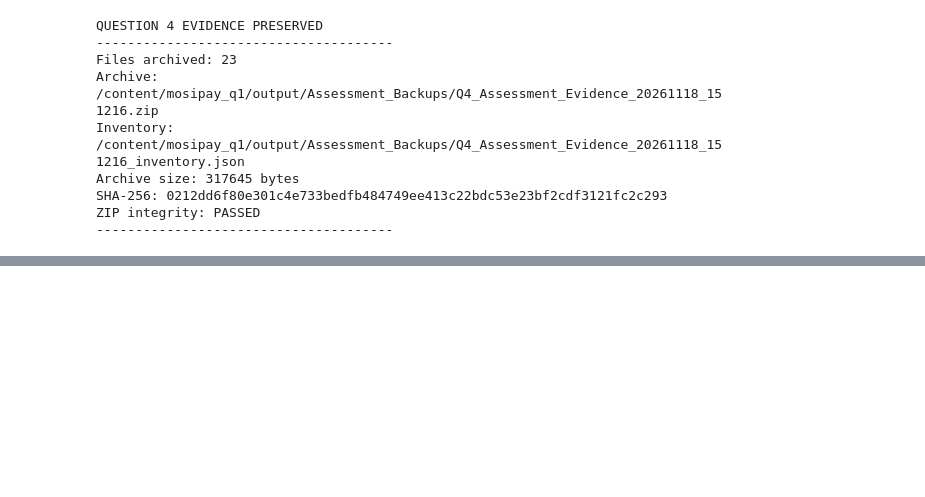
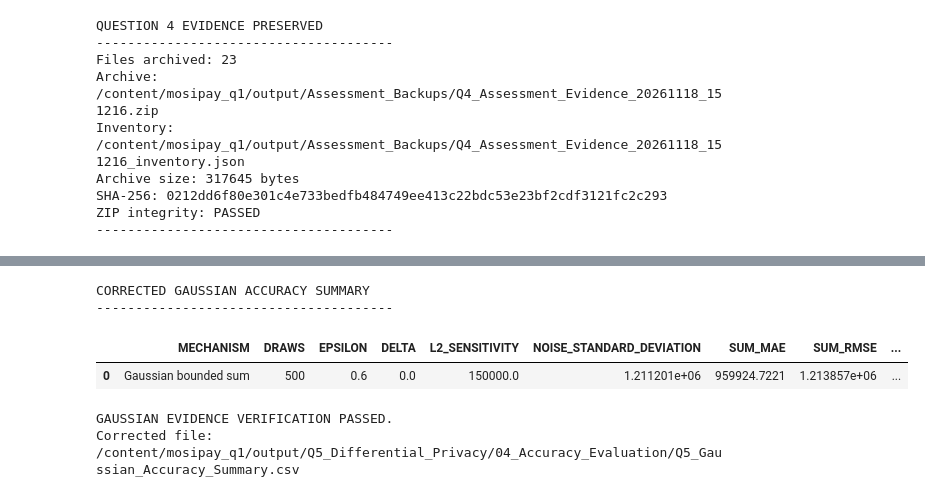
Before and after one commit to ictnsofu/ICD_5211_Data_Privacy_kampamba_nsofu_202609988, a Jupyter notebook: 202609988_Kampamba_Nsofu_ICD_5211.ipynb, the cells around one changed output, grey strips where cells are left out. Drawn from its saved outputs; the diff is of its cells as text; code cells hidden in the pictures; blank space fills up the shorter version.

```diff
--- a/202609988_Kampamba_Nsofu_ICD_5211.ipynb
+++ b/202609988_Kampamba_Nsofu_ICD_5211.ipynb
@@ -9876,0 +11617,65 @@ assert current_hash == expected_hash, (
+# %%
+
+# =========================================================
+# Q5(d): CORRECT GAUSSIAN PRIVACY-PARAMETER EVIDENCE
+# =========================================================
+
+gaussian_errors = (
+    gaussian_results["NOISY_SUM"] - true_sum
+)
+
+gaussian_summary = pd.DataFrame([{
+    "MECHANISM": "Gaussian bounded sum",
+    "DRAWS": len(gaussian_results),
+    "EPSILON": GAUSSIAN_EPSILON,
+    "DELTA": GAUSSIAN_DELTA,
+    "L2_SENSITIVITY": SUM_SENSITIVITY,
+    "NOISE_STANDARD_DEVIATION": gaussian_sigma,
+    "SUM_MAE": np.mean(np.abs(gaussian_errors)),
+    "SUM_RMSE": np.sqrt(
+        np.mean(gaussian_errors ** 2)
+    ),
+    "SUM_BIAS": np.mean(gaussian_errors),
+    "SUM_MAE_PERCENT": (
+        np.mean(np.abs(gaussian_errors))
+        / true_sum * 100
+    )
+}])
+
+gaussian_path = (
+    q5_root /
+    "04_Accuracy_Evaluation" /
+    "Q5_Gaussian_Accuracy_Summary.csv"
+)
+
+gaussian_summary.to_csv(
+    gaussian_path,
+    index=False
+)
+
+print("CORRECTED GAUSSIAN ACCURACY SUMMARY")
+print("--------------------------------------")
+display(gaussian_summary.round(4))
+
+assert GAUSSIAN_EPSILON == 0.60
+assert GAUSSIAN_DELTA == 1e-5
+assert len(gaussian_results) >= 100
+assert np.isclose(
+    gaussian_sigma,
+    1211201.3156513472
+)
+
+assert np.isclose(
+    gaussian_summary.loc[0, "DELTA"],
+    1e-5
+)
+
+print("\nGAUSSIAN EVIDENCE VERIFICATION PASSED.")
+print("Corrected file:", gaussian_path)
+# %% [output]
+CORRECTED GAUSSIAN ACCURACY SUMMARY
+--------------------------------------
+|  | MECHANISM | DRAWS | EPSILON | DELTA | L2_SENSITIVITY | NOISE_STANDARD_DEVIATION | SUM_MAE | SUM_RMSE | ... |
+| 0 | Gaussian bounded sum | 500 | 0.6 | 0.0 | 150000.0 | 1.211201e+06 | 959924.7221 | 1.213857e+06 | ... |
+GAUSSIAN EVIDENCE VERIFICATION PASSED.
+Corrected file: /content/mosipay_q1/output/Q5_Differential_Privacy/04_Accuracy_Evaluation/Q5_Gaussian_Accuracy_Summary.csv
```
Also changed, not shown: parts of 13 cells of this notebook.
